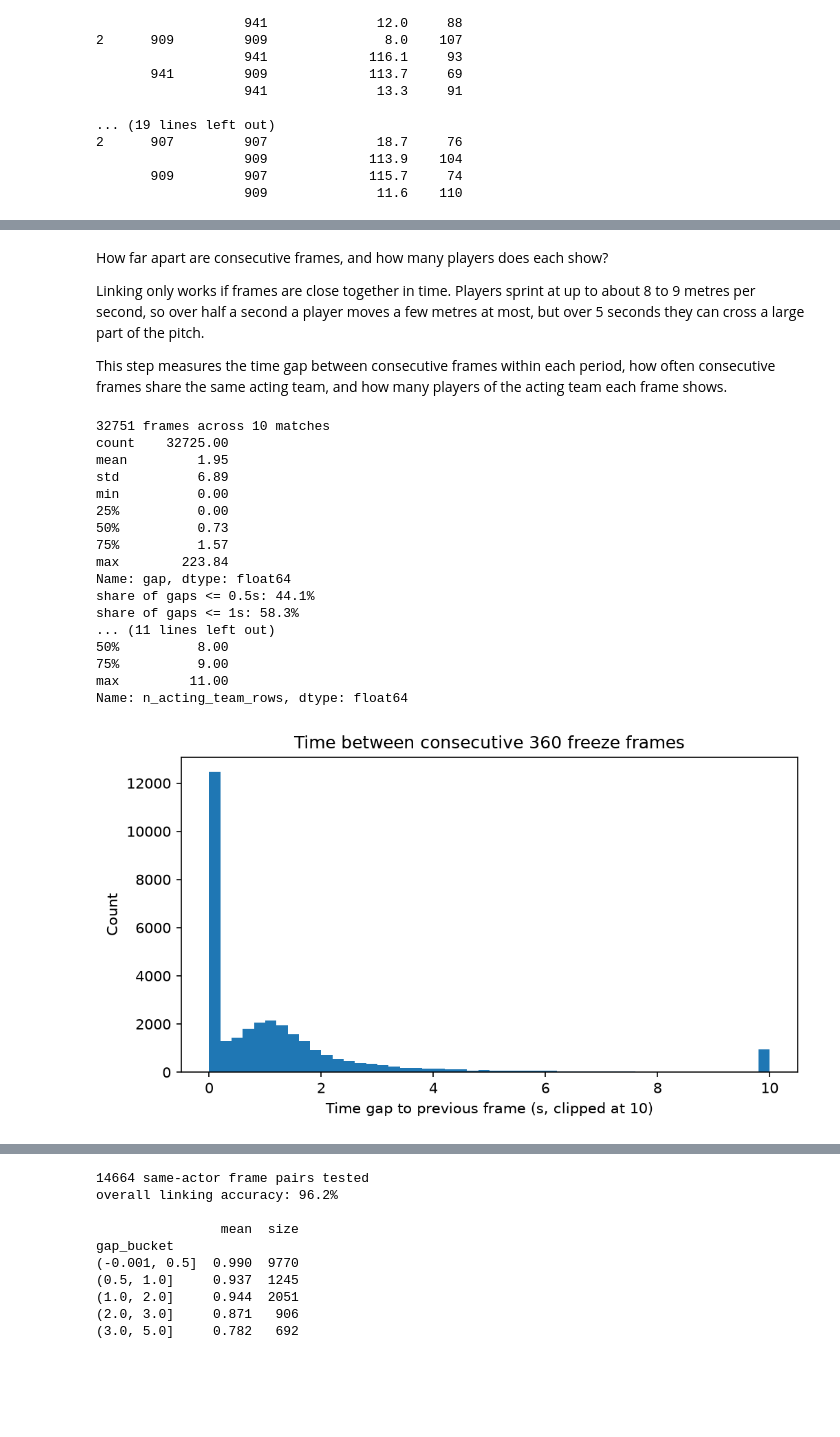
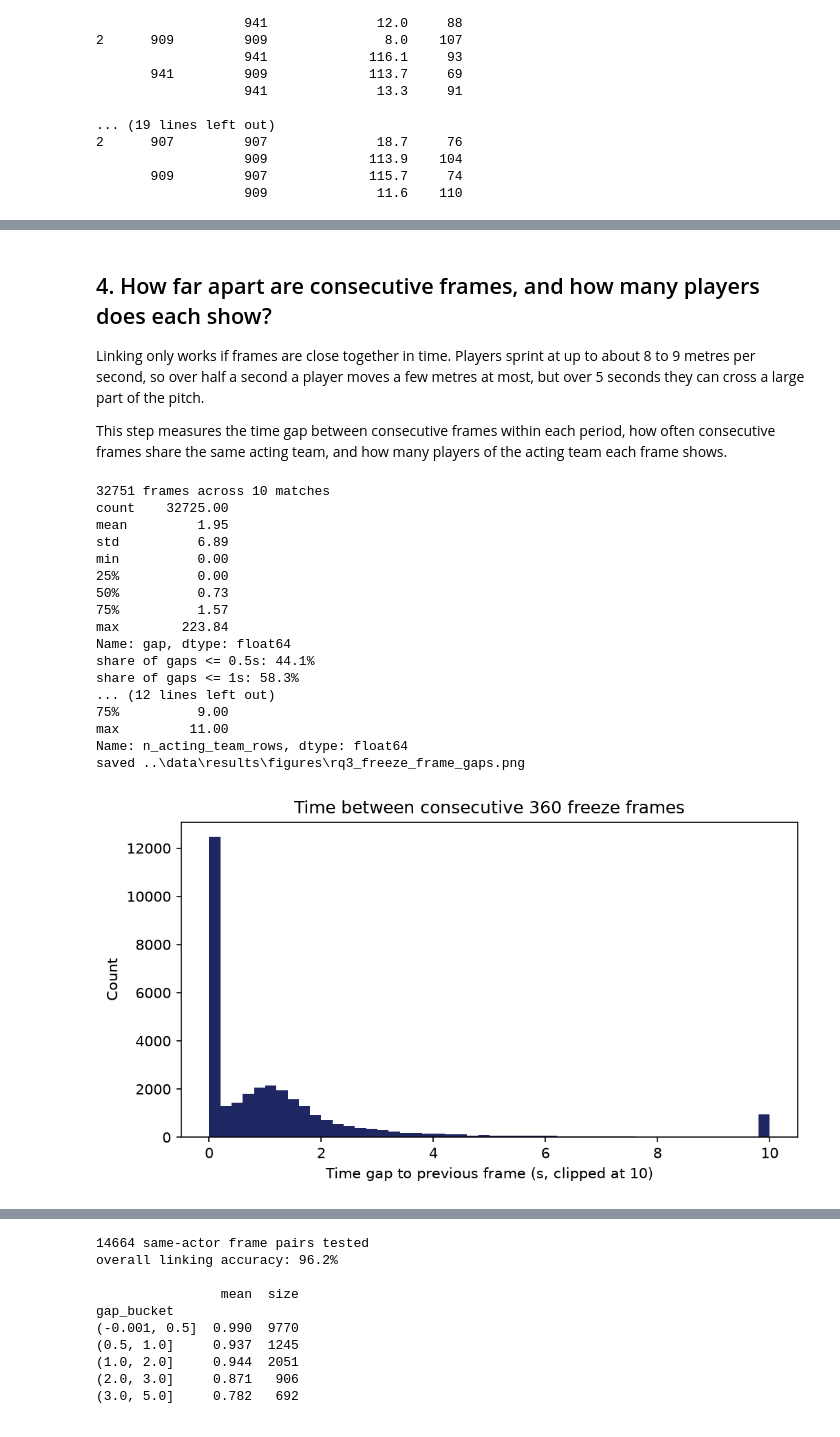
Before and after one commit to Raeesa12/perception-aware-passing-in-football, a Jupyter notebook: notebooks/04_layer3_lstm_sequences.ipynb, the cells around one changed output, grey strips where cells are left out. Saved outputs shown, nothing was run; the diff lists cells and outputs as text; code cells hidden in the pictures; blank space fills up the shorter version.

```diff
--- a/notebooks/layer3_lstm_sequences.ipynb
+++ b/notebooks/04_layer3_lstm_sequences.ipynb
@@ -40,3 +16,35 @@ pd.set_option('display.max_columns', None)
+# %%
+# shared figure settings used in every notebook:
+# colours (navy, green, grey and light blue) and one folder for every saved figure
+import matplotlib.pyplot as plt
+from cycler import cycler
+from pathlib import Path
+plt.rcParams['axes.prop_cycle'] = cycler(color=['#1E2761', '#2C5F2D', '#9AA0A6', '#7F8FC0'])
+
+FIGURES = Path('../data/results/figures')
+FIGURES.mkdir(parents=True, exist_ok=True)
+
+
+def save_fig(fig, name):
+    """Save a figure to the shared figures folder, in the same format in every notebook."""
+    fig.savefig(FIGURES / name, dpi=200, bbox_inches='tight', facecolor='white')
+    print(f"saved {FIGURES / name}")
+
+
+import warnings
+warnings.filterwarnings('ignore')
+
+import time
+import glob
+from pathlib import Path
+
+import numpy as np
+import pandas as pd
+import matplotlib.pyplot as plt
+from scipy.optimize import linear_sum_assignment
+
+from statsbombpy import sb
+pd.set_option('display.max_columns', None)
 # %%
 CACHE_DIR = Path("../data/statsbomb_cache")
 CACHE_DIR.mkdir(parents=True, exist_ok=True)
@@ -203,7 +211,7 @@ The keeper check only proves the x flip. That y flips as well is the standard St
 
 It also confirms the Layer 2 offside logic is safe. Because the acting team always attacks toward x = 120, the attacking direction derived from the opponent keeper always lands on the same branch of `is_offside`, which is the correct one.
 # %% [markdown]
-How far apart are consecutive frames, and how many players does each show?
+## 4. How far apart are consecutive frames, and how many players does each show?
 
 Linking only works if frames are close together in time. Players sprint at up to about 8 to 9 metres per second, so over half a second a player moves a few metres at most, but over 5 seconds they can cross a large part of the pitch.
 
@@ -232,34 +240,35 @@ print(gaps.describe().round(2))
 for g in [0.5, 1, 2, 3, 5]:
     print(f"share of gaps <= {g}s: {(gaps <= g).mean():.1%}")
 print(f"share of consecutive frames with the same acting team: {frame_summary['same_team_as_prev'].mean():.1%}")
 print()
 print("acting-team players per frame (actor included):")
 print(frame_summary['n_acting_team_rows'].describe().round(2))
 
 fig, ax = plt.subplots(figsize=(7, 4), dpi=150)
 ax.hist(gaps.clip(upper=10), bins=50)
 ax.set_xlabel('Time gap to previous frame (s, clipped at 10)')
 ax.set_ylabel('Count')
 ax.set_title('Time between consecutive 360 freeze frames')
 plt.tight_layout()
+save_fig(fig, 'rq3_freeze_frame_gaps.png')
 plt.show()
 # %% [output]
 32751 frames across 10 matches
 count    32725.00
 mean         1.95
 std          6.89
 min          0.00
 25%          0.00
 50%          0.73
 75%          1.57
 max        223.84
 Name: gap, dtype: float64
 share of gaps <= 0.5s: 44.1%
 share of gaps <= 1s: 58.3%
-... (11 lines left out)
-50%          8.00
+... (12 lines left out)
 75%          9.00
 max         11.00
 Name: n_acting_team_rows, dtype: float64
+saved ..\data\results\figures\rq3_freeze_frame_gaps.png
-[figure, old version]
+[figure, new version]
 # %% [markdown]
```
Also changed, not shown: parts of 27 cells of this notebook, 36 other files.
